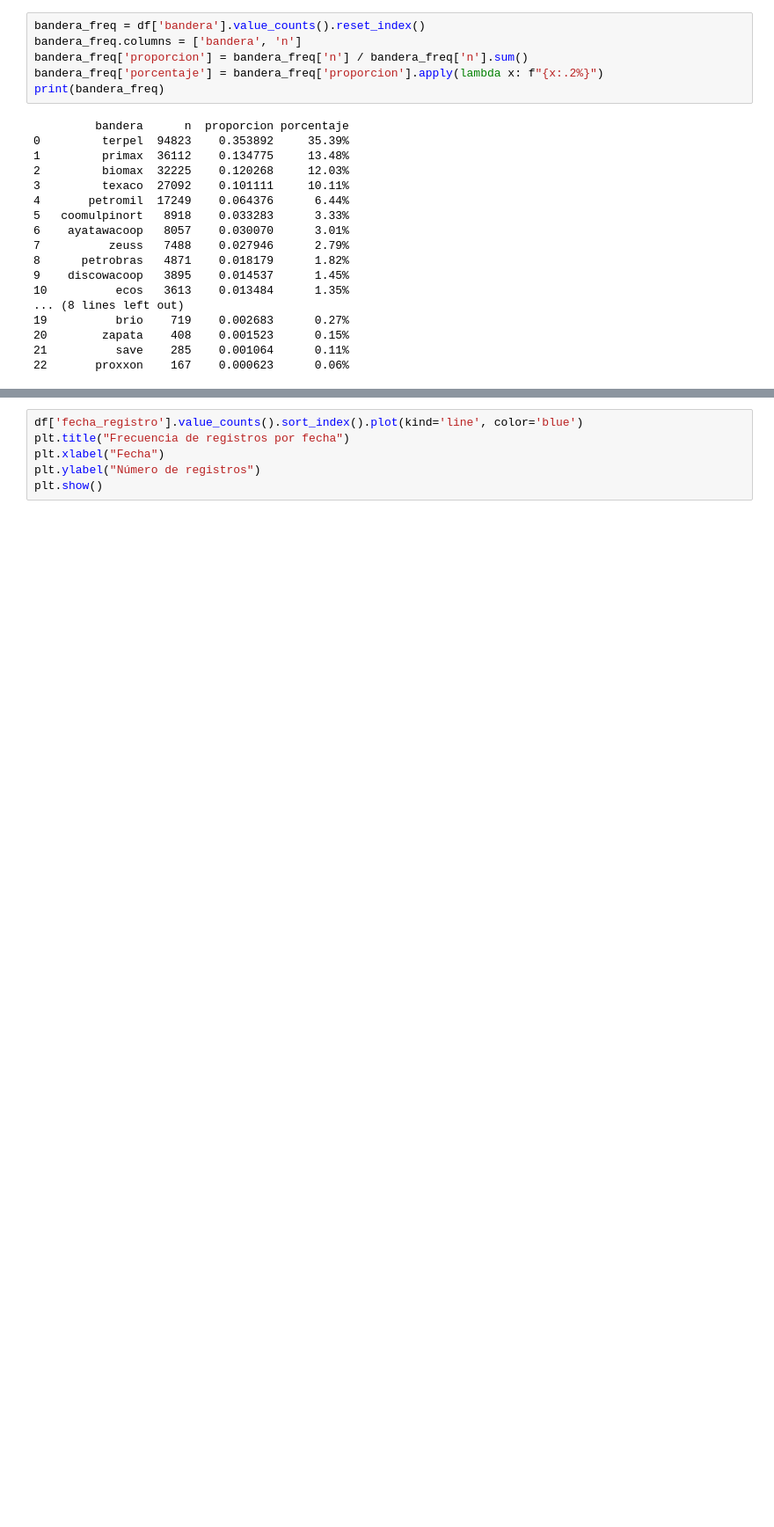
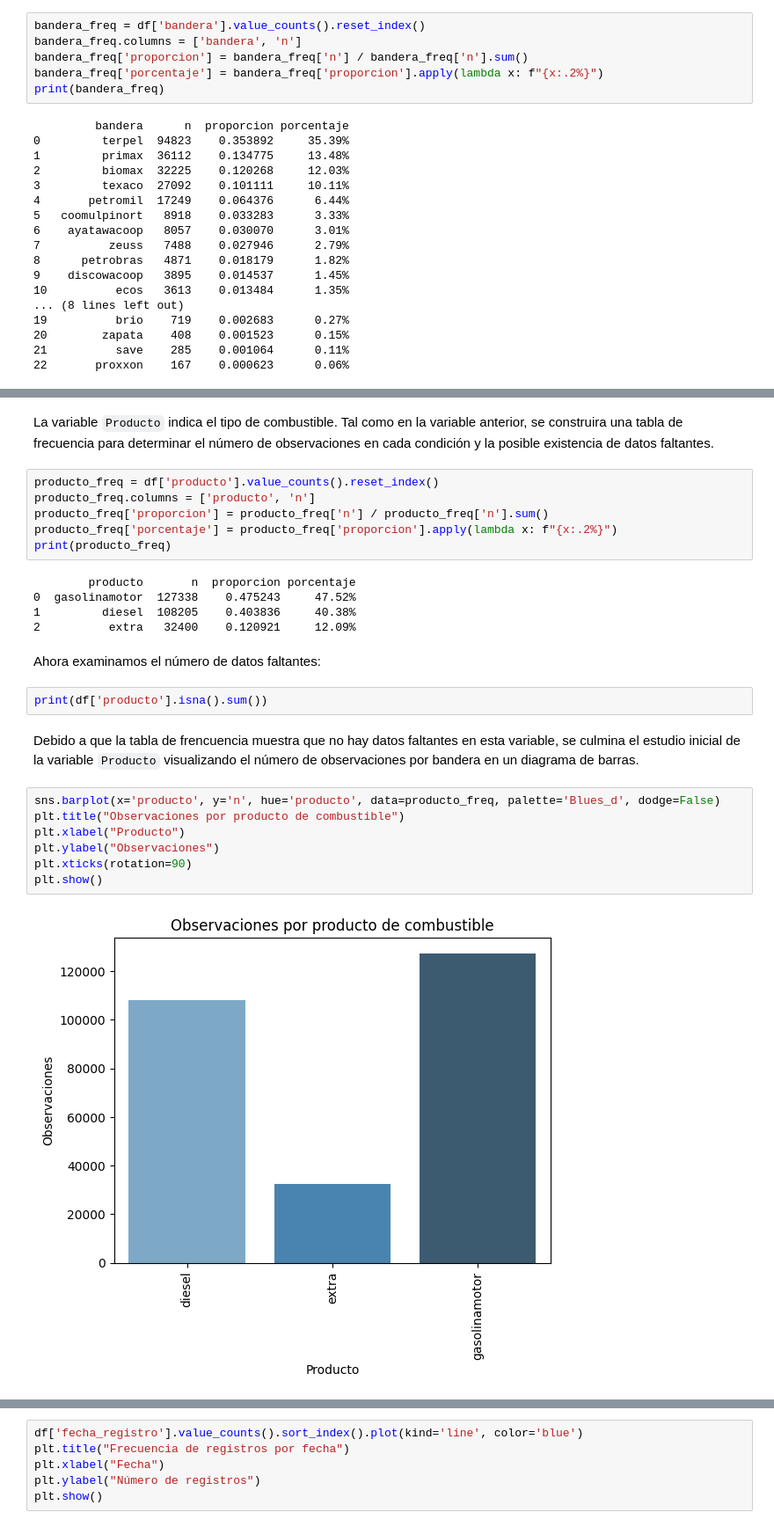
Before and after one commit to cjarango/DataViz, a Jupyter notebook: Practica # 5.ipynb, the cells around one changed output, grey strips where cells are left out. Shown at 88% size. Drawn from its saved outputs; the diff is of its cells as text; blank space fills up the shorter version.

```diff
--- a/Practica # 5.ipynb
+++ b/Practica # 5.ipynb
@@ -494,0 +747,28 @@ plt.show()
+# %% [markdown]
+La variable `Producto` indica el tipo de combustible. Tal como en la variable anterior, se construira una tabla de frecuencia para determinar el número de observaciones en cada condición y la posible existencia de datos faltantes.
+# %%
+producto_freq = df['producto'].value_counts().reset_index()
+producto_freq.columns = ['producto', 'n']
+producto_freq['proporcion'] = producto_freq['n'] / producto_freq['n'].sum()
+producto_freq['porcentaje'] = producto_freq['proporcion'].apply(lambda x: f"{x:.2%}")
+print(producto_freq)
+# %% [output]
+        producto       n  proporcion porcentaje
+0  gasolinamotor  127338    0.475243     47.52%
+1         diesel  108205    0.403836     40.38%
+2          extra   32400    0.120921     12.09%
+# %% [markdown]
+Ahora examinamos el número de datos faltantes:
+# %%
+print(df['producto'].isna().sum())
+# %% [markdown]
+Debido a que la tabla de frencuencia muestra que no hay datos faltantes en esta variable, se culmina el estudio inicial de la variable `Producto` visualizando el número de observaciones por bandera en un diagrama de barras.
+# %%
+sns.barplot(x='producto', y='n', hue='producto', data=producto_freq, palette='Blues_d', dodge=False)
+plt.title("Observaciones por producto de combustible")
+plt.xlabel("Producto")
+plt.ylabel("Observaciones")
+plt.xticks(rotation=90)
+plt.show()
+# %% [output]
+[figure, added]
```
Also changed, not shown: parts of 167 cells of this notebook.
